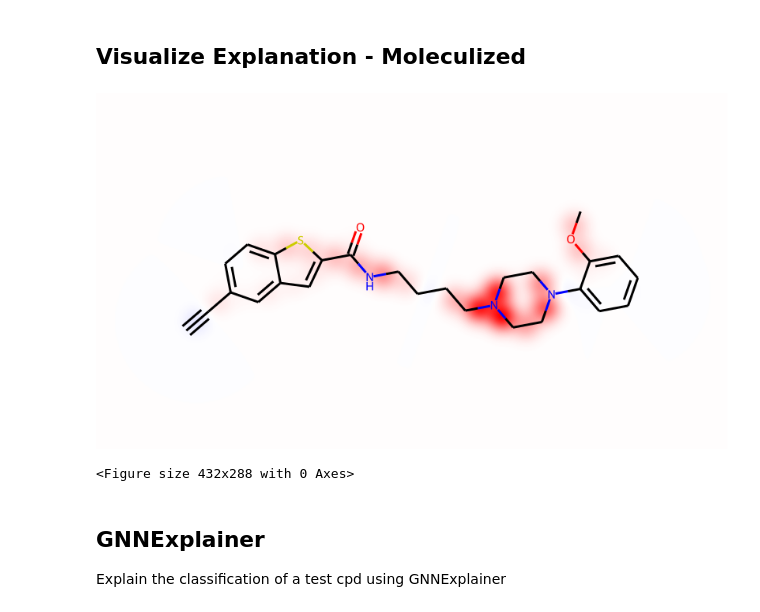
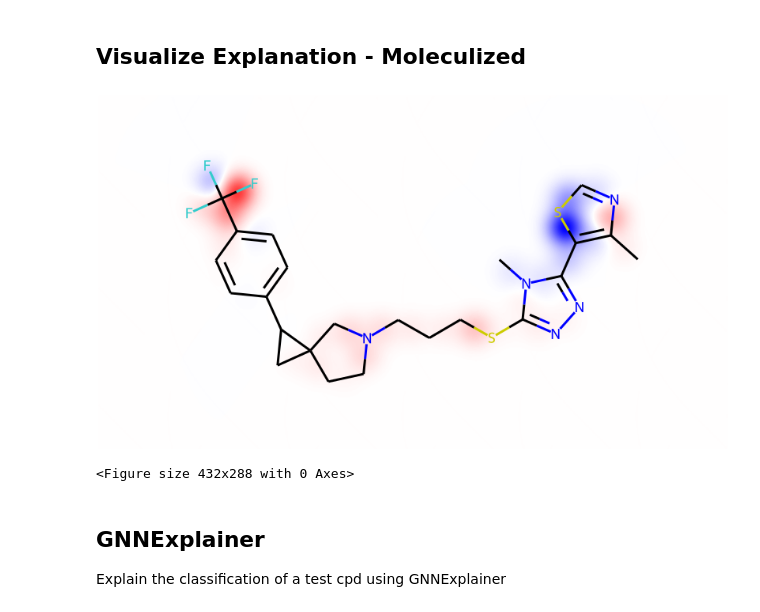
Before and after one commit to AndMastro/EdgeSHAPer, a Jupyter notebook: src/graphSHAper.ipynb, the cells around one changed output. Cells and saved outputs as stored; diff of their text form; code cells hidden in the pictures.

```diff
--- a/src/graphSHAper.ipynb
+++ b/src/graphSHAper.ipynb
@@ -231,3 +191,3 @@ CCOC(=O)c1c(C)nn(-c2ccccc2Cl)c1C
 # %%
-for i in range(len(test_data)):
-    print(test_data[i].smiles)
+# for i in range(len(test_data)):
+#     print(test_data[i].smiles)
@@ -301,7 +243,10 @@ GCN(
 # %%
 import os.path as osp
 
-MODEL_PATH = "../models/PyG/" + DATASET_NAME + "_model_" + str(MODEL_NUM) + ".ckpt"
+if TRAINING_SET_SPLIT == None:
+    MODEL_PATH = "../models/PyG/" + DATASET_NAME + "_model_" + str(MODEL_NUM) + ".ckpt"
+else:
+    MODEL_PATH = "../models/PyG/" + DATASET_NAME + "_training_set_" + str(TRAINING_SET_SPLIT) + "_model_" + str(MODEL_NUM) + ".ckpt"
 ckpt_path = osp.join(MODEL_PATH)
 model.load_state_dict(torch.load(ckpt_path))
 model.to(device)
@@ -356,7 +301,7 @@ $\phi_m(v) = \frac{1}{|E|} \sum_S \frac{v(S \cup {m}) - v(S)}{\binom{|E|-1}{|S|}
 # for dual target Q9Y5N1_P31645 sample 0 has class 0
 # for dual target P27338_P29274 sample 0 is class 0
 # for dual targe P27338_P22303 sample 4 is class 0
-test_set_index = 458
+test_set_index = 112
 test_cpd = test_data[test_set_index].to(device)
 print(test_cpd.smiles)
 mol_test = data.Molecule.from_smiles(test_cpd.smiles, with_hydrogen=False)
@@ -490,5 +436,5 @@ P = graph_density #this is to be discussed
 # %%
-M = 100
+M = 200
 phi_edges = []
 # marginal_contrib = 0
 from numpy.random import default_rng
@@ -713,35 +665,40 @@ test_mol = Draw.PrepareMolForDrawing(test_mol)
 num_bonds = len(test_mol.GetBonds())
 num_atoms = len(test_mol.GetAtoms())
 
 rdkit_bonds = {}
 
 for i in range(num_bonds):
     init_atom = test_mol.GetBondWithIdx(i).GetBeginAtomIdx()
     end_atom = test_mol.GetBondWithIdx(i).GetEndAtomIdx()
     bond_type = test_mol.GetBondWithIdx(i).GetBondType()
     #print("Bond: ", i, " " , init_atom, "-" , end_atom, " ", bond_type)
     rdkit_bonds[(init_atom, end_atom)] = i
 
 rdkit_bonds_phi = [0]*num_bonds
 for i in range(len(phi_edges)):
     phi_value = phi_edges[i]
     init_atom = edge_index[0][i].item()
     end_atom = edge_index[1][i].item()
 
     if (init_atom, end_atom) in rdkit_bonds:
         bond_index = rdkit_bonds[(init_atom, end_atom)]
         rdkit_bonds_phi[bond_index] += phi_value
     if (end_atom, init_atom) in rdkit_bonds:
         bond_index = rdkit_bonds[(end_atom, init_atom)]
         rdkit_bonds_phi[bond_index] += phi_value
 
 plt.clf()
 canvas = mapvalues2mol(test_mol, None, rdkit_bonds_phi, atom_width=0.2, bond_length=0.5, bond_width=0.5) #TBD: only one direction for edges? bonds weights is wrt rdkit bonds order?
 img = transform2png(canvas.GetDrawingText())
-img.save(CPD_FOLDER_NAME + "/" + test_cpd.smiles + "_GraphSHAPer_MC_" + str(M) + "_heatmap.png")
+
+if SAVE:
+    if TRAINING_SET_SPLIT == None:
+        img.save(CPD_FOLDER_NAME + "/" + test_cpd.smiles + "_GraphSHAPer_MC_" + str(M) + "_heatmap.png")
+    else:
+        img.save(CPD_FOLDER_NAME + "/" + test_cpd.smiles + "_GraphSHAPer_MC_" + str(M) + "training_split_ " + str(TRAINING_SET_SPLIT) + "_heatmap.png")
 img
 # %% [output]
-[figure, old version]
+[figure, new version]
 <Figure size 432x288 with 0 Axes>
 # %% [markdown]
 ## GNNExplainer
```
Also changed, not shown: parts of 18 cells of this notebook, 52 other files.
